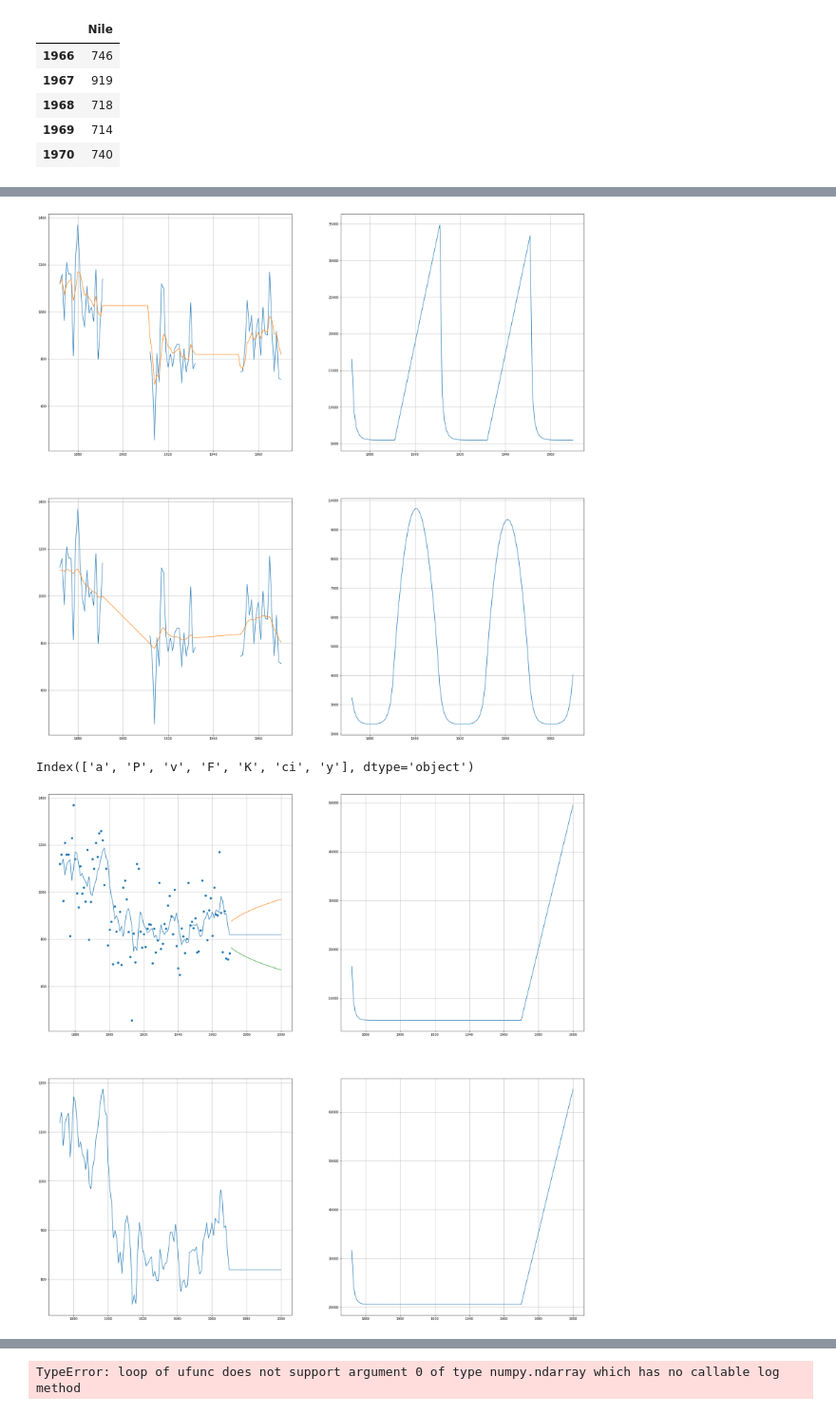
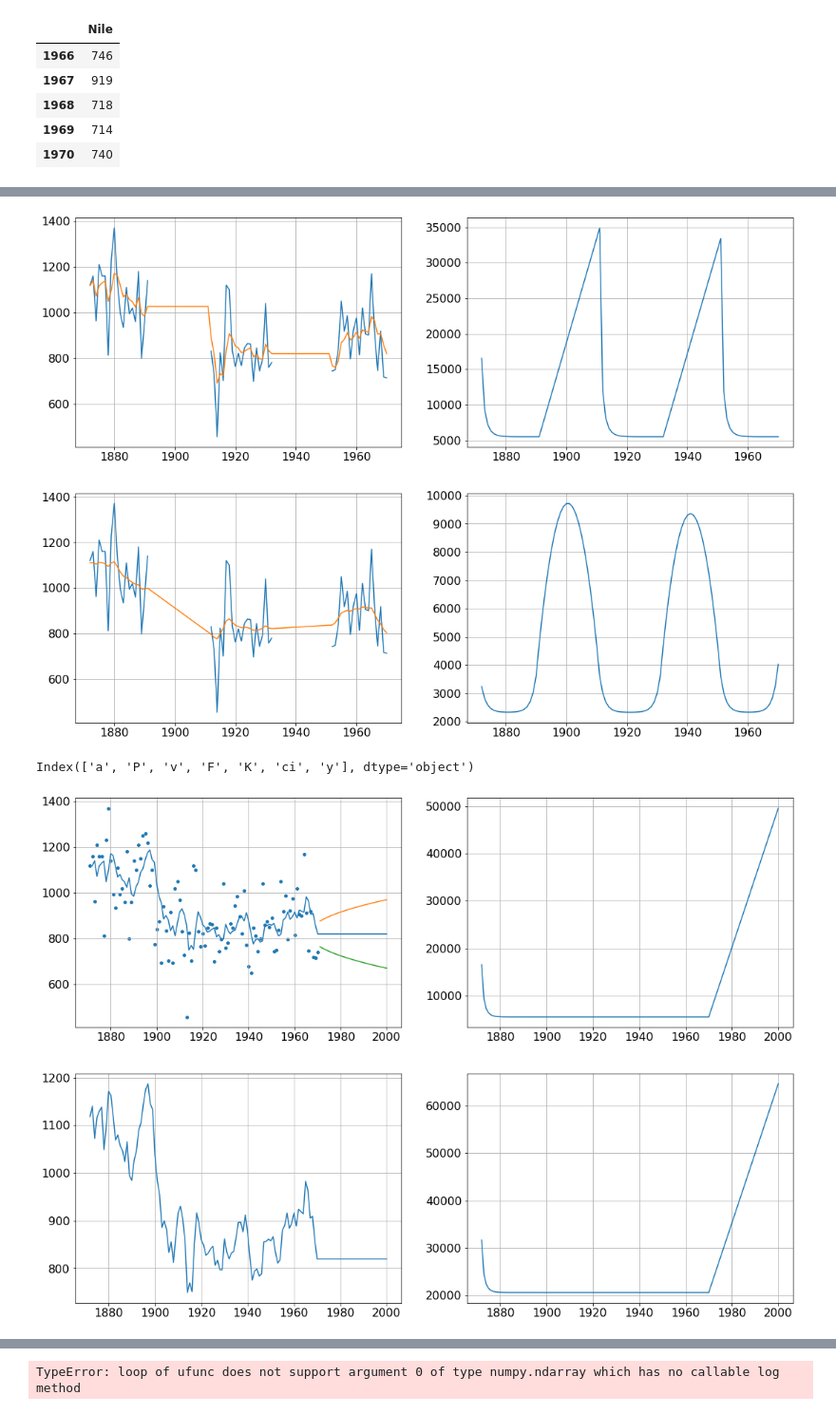
Before and after one commit to siemfenne/timeseriesmodels-vu, a Jupyter notebook: main.ipynb, the cells around one changed output, grey strips where cells are left out. Shown at 95% size. Drawn from its saved outputs; the diff is of its cells as text; code cells hidden in the pictures.

```diff
--- a/main.ipynb
+++ b/main.ipynb
@@ -131,7 +135,7 @@ def Kalman_smoother(y: pd.Series, P1: float, a1: float, s2_e: float, s2_n: float
     return df_ks
 
 df_ks = Kalman_smoother(y=df.Nile, P1=10**7, a1=0, s2_e = 15099, s2_n = 1469.1, r_n = 0, N_n = 0)
-fig, axs = plt.subplots(2,2, figsize=(30,30))
+fig, axs = plt.subplots(2,2, figsize=(18,13))
 
 # upper left
 ax = axs[0,0]
@@ -160,4 +164,5 @@ for row in axs:
     for ax in row:
         ax.grid()
         pass
+plt.savefig('fig2.png', bbox_inches='tight')
 # %% [output]
@@ -187,7 +192,7 @@ def dist_smoothing(y: pd.Series, P1, a1, s2_e, s2_n, r_int, N_int):
     return df_ds
 
 df_ds = dist_smoothing(y=df.Nile, P1=1e7, a1=0, s2_e=15099, s2_n=1469.1, r_int=0, N_int=0)
-fig, axs = plt.subplots(2,2, figsize=(30,30))
+fig, axs = plt.subplots(2,2, figsize=(18,13))
 
 # upper left
 ax = axs[0,0]
@@ -213,4 +218,5 @@ for row in axs:
     for ax in row:
         ax.grid()
         pass
+plt.savefig('fig3.png', bbox_inches='tight')
 # %% [output]
@@ -267,33 +273,35 @@ def llm_sim(df, P1, a1, s2_e, s2_n, r_int, N_int, a1_plus):
 
 df_ks, df_llm = llm_sim(df=df, P1=1e7, a1=0, s2_e=15099, s2_n=1469.1, r_int=0, N_int=0, a1_plus=df.Nile.values[0])
 
-fig, axs = plt.subplots(2,2, figsize=(30,30))
+fig, axs = plt.subplots(2,2, figsize=(18,13))
 
 # upper left
 ax = axs[0,0]
-ax.scatter(df_llm.index, df_llm.a_sim)
+ax.scatter(df_llm.index, df_llm.a_sim, s=15)
 ax.plot(df_ks.index, df_ks.a)
 
 # lower left
 ax = axs[1,0]
 ax.plot(df_ks.index, (df_ks.y - df_ks.a))
-ax.scatter(df_llm.index, df_llm.eps_kringeltje)
+ax.scatter(df_llm.index, df_llm.eps_kringeltje, s=15)
+ax.hlines(y = 0, xmin= df_ks.index.min(), xmax=df_ks.index.max(), color = 'r', linestyle = '-')
 
 # upper right
 ax = axs[0,1]
 ax.plot(df_ks.index, df_ks.a)
-ax.scatter(df_llm.index, df_llm.alpha_kringeltje)
+ax.scatter(df_llm.index, df_llm.alpha_kringeltje, s=15)
 
 
 # lower right
 ax = axs[1,1]
 ax.plot(df_ks.index, df_ks.a.diff().shift(-1))
-ax.scatter(df_llm.index, df_llm.eta_kringeltje)
+ax.scatter(df_llm.index, df_llm.eta_kringeltje, s=15)
+ax.hlines(y = 0, xmin= df_ks.index.min(), xmax=df_ks.index.max(), color = 'r', linestyle = '-')
 
 # make nice plot
 for row in axs:
     for ax in row:
         ax.grid()
         pass
-plt.show()
+plt.savefig('fig4.png', bbox_inches='tight')
 # %% [output]
@@ -323,7 +331,7 @@ def missing_vals(df, P1, a1, s2_e, s2_n, r_n, N_n):
 
 df_mv = missing_vals(df=df, P1=1e7, a1=0, s2_e=15099, s2_n=1469.1, r_n=0, N_n=0)
 
-fig, axs = plt.subplots(2,2, figsize=(30,30))
+fig, axs = plt.subplots(2,2, figsize=(18,13))
 
 # upper left
 ax = axs[0,0]
@@ -348,9 +356,9 @@ for row in axs:
     for ax in row:
         ax.grid()
         pass
-plt.show()
+plt.savefig('fig5.png', bbox_inches='tight')
 # %% [output]
-[figure, old version]
+[figure, new version]
 # %%
 def Kalman_filter_forecast(series: pd.Series, P1, a1, s2_e, s2_n, T_pred):
 
@@ -372,38 +380,38 @@ def Kalman_filter_forecast(series: pd.Series, P1, a1, s2_e, s2_n, T_pred):
 
 df_kf =  Kalman_filter_forecast(df.Nile, 1e7, 0, 15099, 1469.1, T_pred=30)
 
-fig, axs = plt.subplots(2,2, figsize=(30,30))
+fig, axs = plt.subplots(2,2, figsize=(18,13))
 
 # upper left
 ax = axs[0,0]
-ax.scatter(df.index, df.Nile)
+ax.scatter(df.index, df.Nile, s=15)
 ax.plot(df_kf.index, df_kf.a)
 df_pred = df_kf.copy().iloc[-30:]
 t_crit = .674 # 50 percent, two sided z-value
 ax.plot(df_pred.index, df_pred.a + t_crit * np.sqrt(df_pred.P))
 ax.plot(df_pred.index, df_pred.a - t_crit * np.sqrt(df_pred.P))
 
 # lower left
 ax = axs[1,0]
 ax.plot(df_kf.index, df_kf.a)
 
 # upper right
 ax = axs[0,1]
 ax.plot(df_kf.index, df_kf.P)
 
 # lower right
 ax = axs[1,1]
 ax.plot(df_kf.index, df_kf.F)
 
 # make nice plot
 for row in axs:
     for ax in row:
         ax.grid()
         pass
-plt.show()
+plt.savefig('fig6.png', bbox_inches='tight')
 # %% [output]
 Index(['a', 'P', 'v', 'F', 'K', 'ci', 'y'], dtype='object')
-[figure, old version]
+[figure, new version]
 # %%
 def diagnostic(df, P1, a1, s2_e, s2_n, r_int, N_int):
 
```
Also changed, not shown: parts of 9 cells of this notebook, 6 other files.
